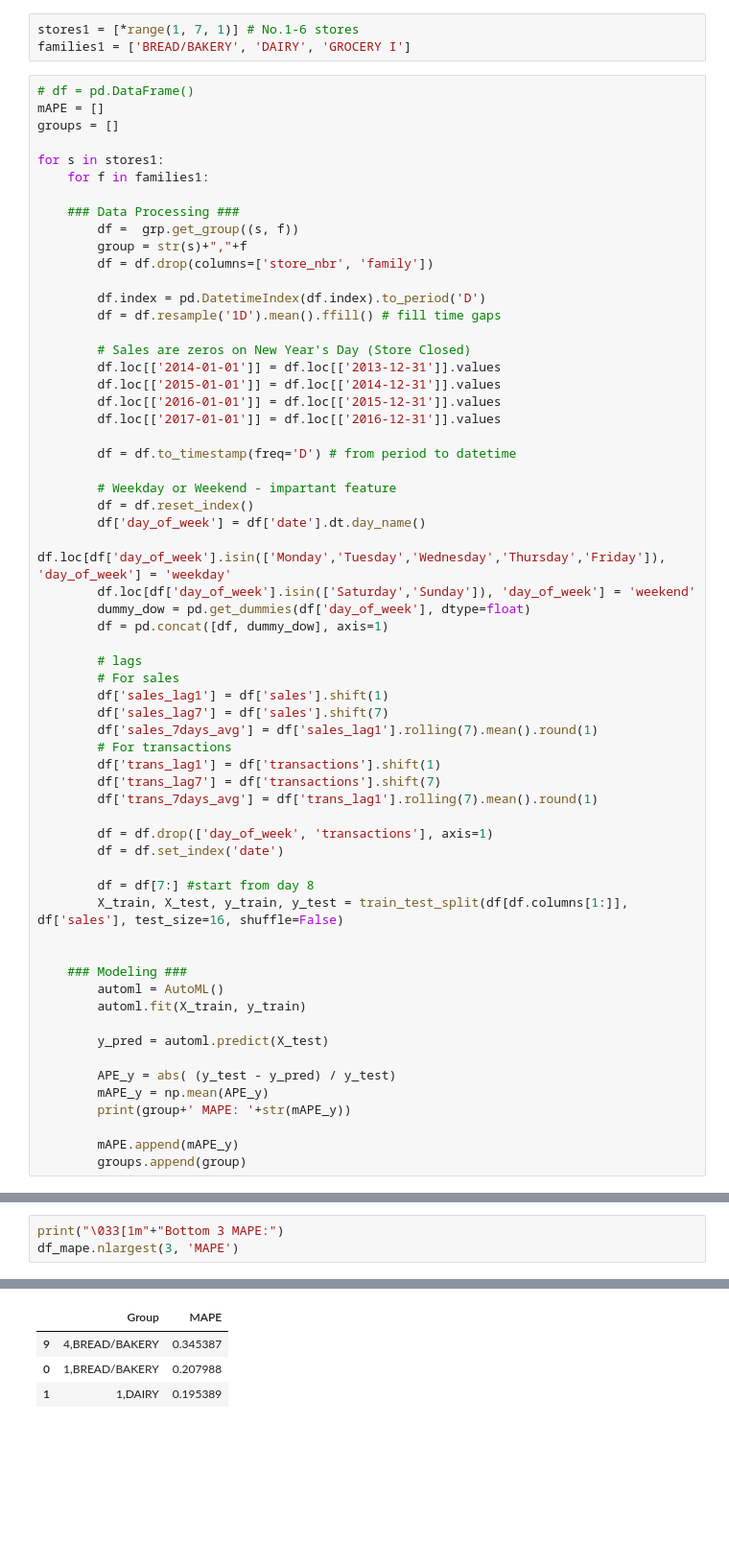
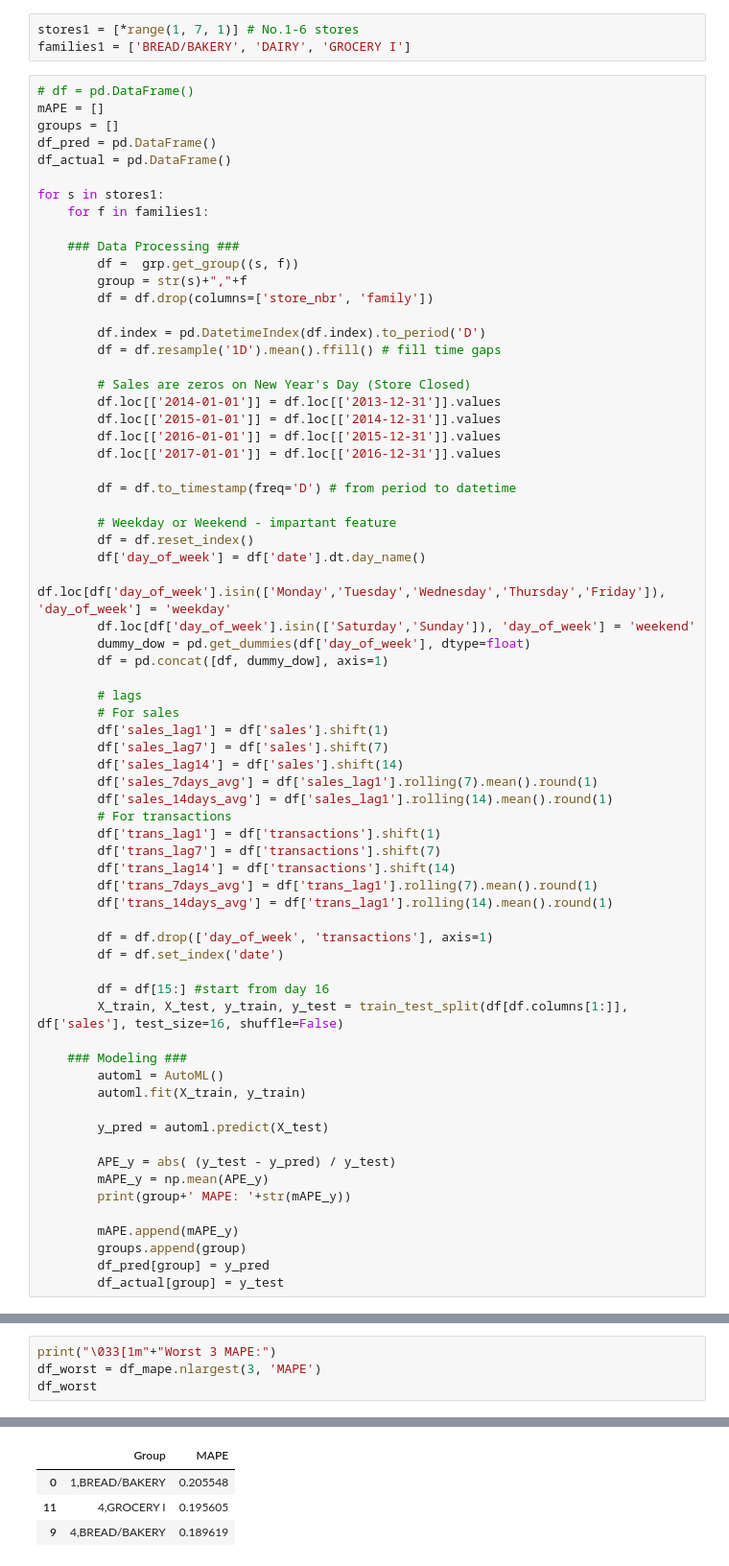
Before and after one commit to zxie9/Capstone-Project-Two, a Jupyter notebook: Notebooks/5. Modeling_Part3.ipynb, the cells around one changed output, grey strips where cells are left out. Shown at 96% size. Drawn from its saved outputs; the diff is of its cells as text; blank space fills up the shorter version.

```diff
--- a/Notebooks/5. Modeling_Part3.ipynb
+++ b/Notebooks/5. Modeling_Part3.ipynb
@@ -60,6 +66,8 @@ families1 = ['BREAD/BAKERY', 'DAIRY', 'GROCERY I']
 # df = pd.DataFrame()
 mAPE = []
 groups = []
+df_pred = pd.DataFrame()
+df_actual = pd.DataFrame()
 
 for s in stores1:
     for f in families1:
@@ -92,18 +100,21 @@ for s in stores1:
         # For sales
         df['sales_lag1'] = df['sales'].shift(1)
         df['sales_lag7'] = df['sales'].shift(7)
+        df['sales_lag14'] = df['sales'].shift(14)
         df['sales_7days_avg'] = df['sales_lag1'].rolling(7).mean().round(1)
+        df['sales_14days_avg'] = df['sales_lag1'].rolling(14).mean().round(1)
         # For transactions
         df['trans_lag1'] = df['transactions'].shift(1)
         df['trans_lag7'] = df['transactions'].shift(7)
+        df['trans_lag14'] = df['transactions'].shift(14)
         df['trans_7days_avg'] = df['trans_lag1'].rolling(7).mean().round(1)
+        df['trans_14days_avg'] = df['trans_lag1'].rolling(14).mean().round(1)
 
         df = df.drop(['day_of_week', 'transactions'], axis=1)
         df = df.set_index('date')
 
-        df = df[7:] #start from day 8
+        df = df[15:] #start from day 16
         X_train, X_test, y_train, y_test = train_test_split(df[df.columns[1:]], df['sales'], test_size=16, shuffle=False)
-
 
     ### Modeling ###
         automl = AutoML()
@@ -117,4 +128,6 @@ for s in stores1:
 
         mAPE.append(mAPE_y)
         groups.append(group)
+        df_pred[group] = y_pred
+        df_actual[group] = y_test
 # %% [output]
@@ -170,4 +193,5 @@ Top 3 MAPE:
 # %%
-print("\033[1m"+"Bottom 3 MAPE:")
-df_mape.nlargest(3, 'MAPE')
+print("\033[1m"+"Worst 3 MAPE:")
+df_worst = df_mape.nlargest(3, 'MAPE')
+df_worst
 # %% [output]
@@ -175,4 +199,4 @@ Bottom 3 MAPE:
 |  | Group | MAPE |
-| 9 | 4,BREAD/BAKERY | 0.345387 |
-| 0 | 1,BREAD/BAKERY | 0.207988 |
-| 1 | 1,DAIRY | 0.195389 |
+| 0 | 1,BREAD/BAKERY | 0.205548 |
+| 11 | 4,GROCERY I | 0.195605 |
+| 9 | 4,BREAD/BAKERY | 0.189619 |
```
Also changed, not shown: parts of 23 cells of this notebook.
